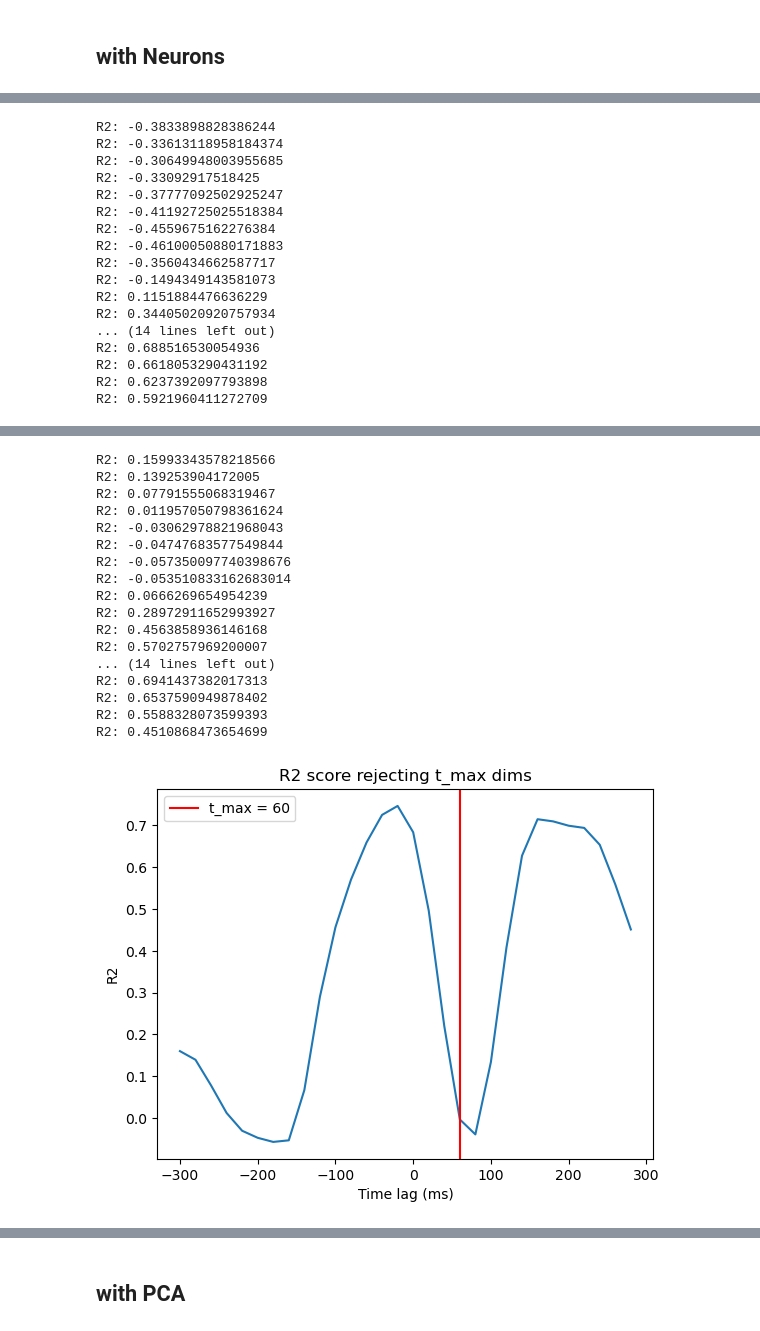
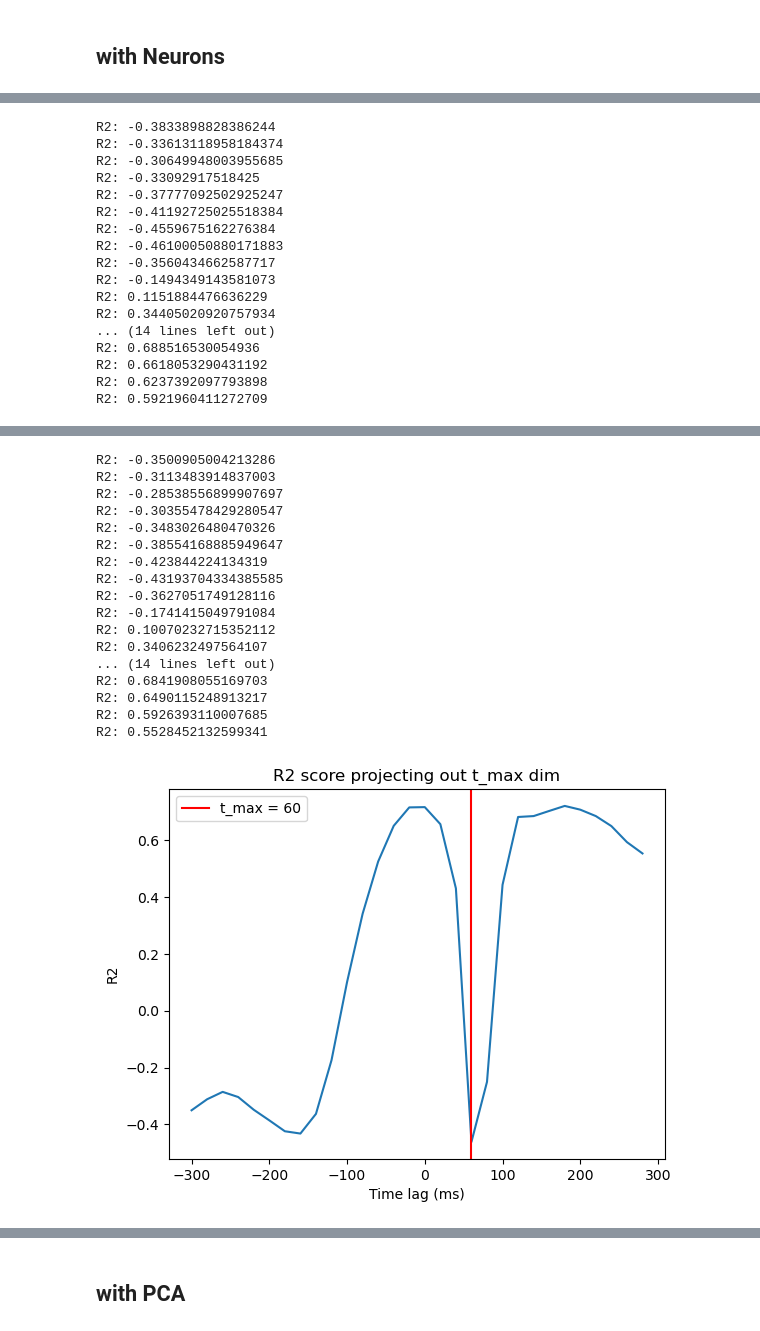
Before and after one commit to sherryxinyuean/area2_population_analysis, a Jupyter notebook: area2_bump-step0(pas).ipynb, the cells around one changed output, grey strips where cells are left out. Drawn from its saved outputs; the diff is of its cells as text; code cells hidden in the pictures.

```diff
--- a/area2_bump-step0(pas).ipynb
+++ b/area2_bump-step0(pas).ipynb
@@ -83,6 +83,12 @@ def vector_reject(u,v):
 #     proj_u_on_v = (np.dot(u, v)/v_norm**2)*v
 #     u_sub = u - proj_u_on_v
     return u_sub
+
+def calc_proj_matrix(A):
+    return A@np.linalg.inv(A.T@A)@A.T
+def calc_proj(b, A):
+    P = calc_proj_matrix(A)
+    return P@b.T
 # %% [output]
 WARNING: Xgboost package is not installed. You will be unable to use the xgboost decoder
 
@@ -367,14 +324,15 @@ R2: 0.05435545737666625
 # %%
-early_r2_array = []
-early_coef_array = []
-for lag in lag_axis:
-    # Train decoders and predict velocity
+n_timepoints = int((120 - (-0))/dataset_5ms.bin_width)
+early_r2_array = nans([len(lag_axis)])
+early_coef_array = nans([len(lag_axis),2,n_neurons])
+for i in range(len(lag_axis)):
+    lag = lag_axis[i]
     r2, coef = fit_and_predict(dataset_5ms, trial_mask, 'move_onset_time', (0, 120), lag, x_field, y_field)
-    early_r2_array.append(r2)
-    early_coef_array.append(coef)
+    early_r2_array[i] = r2
+    early_coef_array[i,:,:] = coef
 
-curr_r2_array = np.array(early_r2_array)
-curr_coef_array = np.array(early_coef_array)
+curr_r2_array = early_r2_array
+curr_coef_array = early_coef_array
 
 idx_max = np.argmax(curr_r2_array)
 time_max = lag_axis[idx_max]
@@ -397,68 +355,65 @@ plt.ylabel('Angular distance (degrees)')
 plt.show()
 
 
-#Reject decoding dimensions at time with max R2
+#subtract predictions with primary decoding dimensions (at time with max R2)
 sub_coef_array = nans([len(lag_axis),2,curr_coef_array.shape[2]])
 sub_r2_array = nans([len(lag_axis)])
+weights = curr_coef_array[idx_max,:,:]
 for i in range(len(lag_axis)):
-    v = curr_coef_array[idx_max,:,:]
-    u = curr_coef_array[i,:,:]
-    sub_coef_array[i,:,:] = np.array([vector_reject(u[0],v[0]),vector_reject(u[1],v[1])])
-    weights = sub_coef_array[i,:,:]
     lag = lag_axis[i]
-    r2 = get_R2_reject(dataset_5ms, trial_mask, 'move_onset_time', (0, 120), lag,x_field,y_field, weights)
+    r2, coef = sub_and_predict(dataset_5ms, trial_mask, 'move_onset_time', (0, 120), lag,x_field,y_field,weights)
     sub_r2_array[i] = r2
-
+    sub_coef_array[i,:,:] = coef
 
 plt.plot(lag_axis,sub_r2_array)
-plt.title('R2 score rejecting t_max dims')
+plt.title('R2 score projecting out t_max dim')
 plt.axvline(time_max, color = 'r', label='t_max = ' + str(time_max))
 plt.legend()
 plt.xlabel('Time lag (ms)')
 plt.ylabel('R2')
 plt.show()
 
 plt.plot(lag_axis,np.subtract(sub_r2_array,curr_r2_array))
 plt.axhline(0,color = 'k',linestyle='--')
-plt.title('R2 difference after rejecting t_max dims')
+plt.title('R2 difference after projecting out t_max dim')
 plt.xlabel('Time lag (ms)')
 plt.ylabel('R2 difference')
 plt.show()
 # %% [output]
 R2: -0.3833898828386244
 R2: -0.33613118958184374
 R2: -0.30649948003955685
 R2: -0.33092917518425
 R2: -0.37777092502925247
 R2: -0.41192725025518384
 R2: -0.4559675162276384
 R2: -0.46100050880171883
 R2: -0.3560434662587717
 R2: -0.1494349143581073
 R2: 0.1151884476636229
 R2: 0.34405020920757934
 ... (14 lines left out)
 R2: 0.688516530054936
 R2: 0.6618053290431192
 R2: 0.6237392097793898
 R2: 0.5921960411272709
 [figure]
 [figure]
-R2: 0.15993343578218566
-R2: 0.139253904172005
-R2: 0.07791555068319467
-R2: 0.011957050798361624
-R2: -0.03062978821968043
-R2: -0.04747683577549844
-R2: -0.057350097740398676
-R2: -0.053510833162683014
-R2: 0.0666269654954239
-R2: 0.28972911652993927
-R2: 0.4563858936146168
-R2: 0.5702757969200007
+R2: -0.3500905004213286
+R2: -0.3113483914837003
+R2: -0.28538556899907697
+R2: -0.30355478429280547
+R2: -0.3483026480470326
+R2: -0.38554168885949647
+R2: -0.423844224134319
+R2: -0.43193704334385585
+R2: -0.3627051749128116
+R2: -0.1741415049791084
+R2: 0.10070232715352112
+R2: 0.3406232497564107
 ... (14 lines left out)
-R2: 0.6941437382017313
-R2: 0.6537590949878402
-R2: 0.5588328073599393
-R2: 0.4510868473654699
+R2: 0.6841908055169703
+R2: 0.6490115248913217
+R2: 0.5926393110007685
+R2: 0.5528452132599341
-[figure, old version]
+[figure, new version]
```
Also changed, not shown: parts of 14 cells of this notebook, 1 other file.
